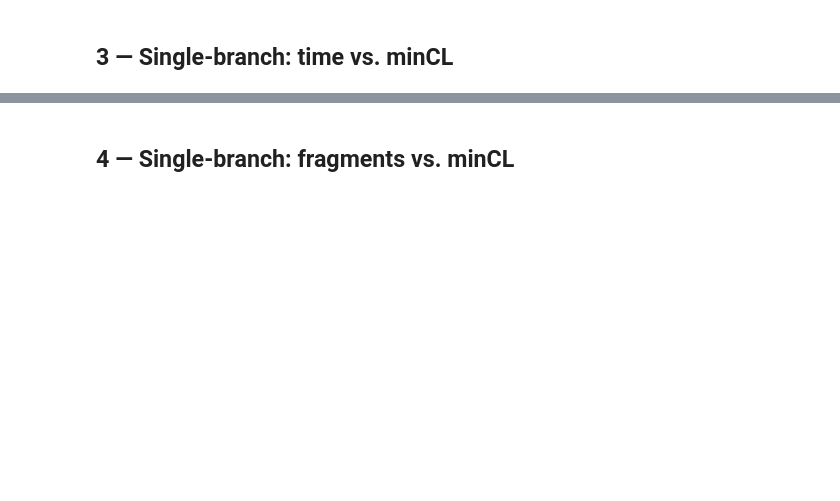
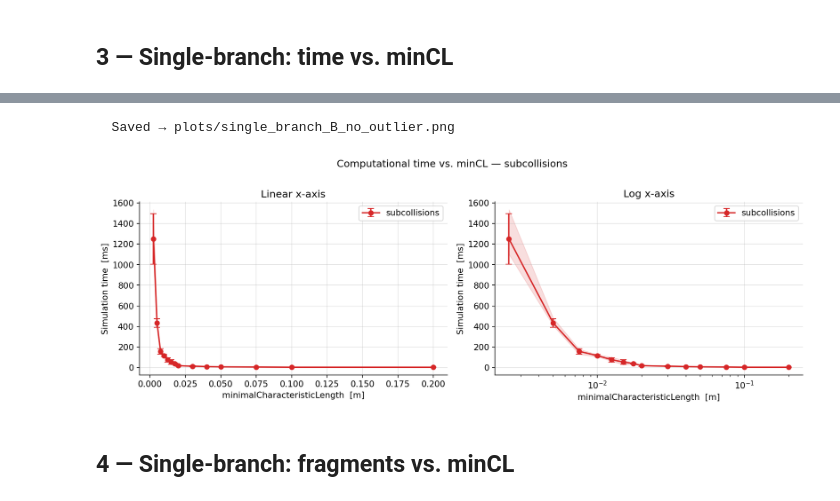
Before and after one commit to andreasaporito/NASA-breakup-model-cpp, a Jupyter notebook: benchmark_analysis.ipynb, the cells around one changed output, grey strips where cells are left out. Cells and saved outputs as stored; diff of their text form; code cells hidden in the pictures; blank space fills up the shorter version.

```diff
--- a/benchmark_analysis.ipynb
+++ b/benchmark_analysis.ipynb
@@ -127,3 +168,12 @@ if df_a is not None:
+# %%
+# Same for the second branch
+if df_b is not None and len(df_b) > 1:
+    fig = plot_single(df_b.iloc[1:], color=COLOR_B)
+    save_fig(fig, "single_branch_B_no_outlier.png")
+    plt.show()
+# %% [output]
+  Saved → plots/single_branch_B_no_outlier.png
+[figure, added]
 # %% [markdown]
 ## 4 — Single-branch: fragments vs. minCL
 # %%
```
Also changed, not shown: parts of 15 cells of this notebook, 12 other files.
